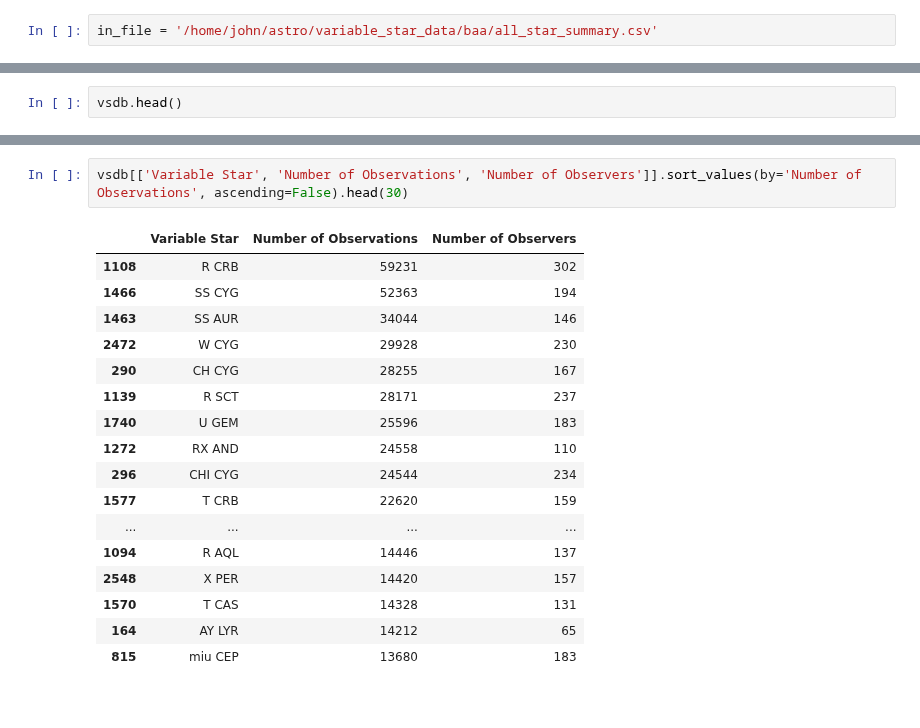
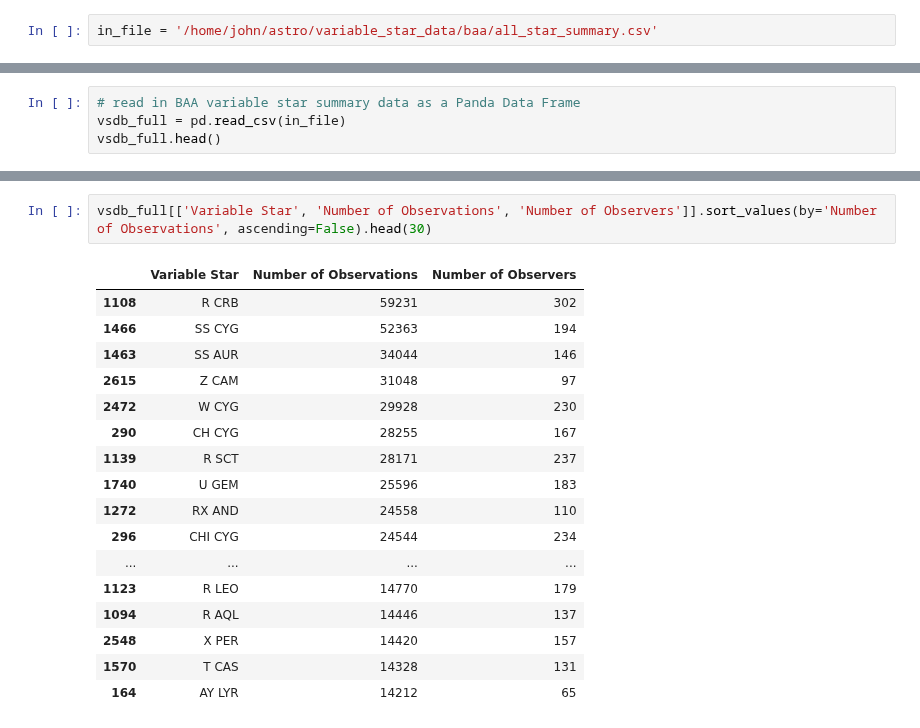
Before and after one commit to cjohnevans/Astro, a Jupyter notebook: review_baa_database_summary.ipynb, the cells around one changed output, grey strips where cells are left out. Saved outputs shown, nothing was run; the diff lists cells and outputs as text.

```diff
--- a/review_baa_database_summary.ipynb
+++ b/review_baa_database_summary.ipynb
@@ -22,5 +19,7 @@ vsdb = pd.read_csv(in_file)
 # %%
-vsdb.head()
+# read in BAA variable star summary data as a Panda Data Frame
+vsdb_full = pd.read_csv(in_file)
+vsdb_full.head()
 # %% [output]
 |  | Variable Star | Number of Observations | Number of Observers | First Observation JD / UT | Latest Observation JD / UT | ... |
 | 0 | 0531+00 | 2 | 1 | 2448216.495000 20 Nov 1990 23:52:... | 2449391.448000 7 Feb 1994 22:45:0... | ... |
@@ -85,22 +61,22 @@ Name: Number of Observers, dtype: float64
 # %%
-vsdb[['Variable Star', 'Number of Observations', 'Number of Observers']].sort_values(by='Number of Observations', ascending=False).head(30)
+vsdb_full[['Variable Star', 'Number of Observations', 'Number of Observers']].sort_values(by='Number of Observations', ascending=False).head(30)
 # %% [output]
 |  | Variable Star | Number of Observations | Number of Observers |
 | 1108 | R CRB | 59231 | 302 |
 | 1466 | SS CYG | 52363 | 194 |
 | 1463 | SS AUR | 34044 | 146 |
+| 2615 | Z CAM | 31048 | 97 |
 | 2472 | W CYG | 29928 | 230 |
 | 290 | CH CYG | 28255 | 167 |
 | 1139 | R SCT | 28171 | 237 |
 | 1740 | U GEM | 25596 | 183 |
 | 1272 | RX AND | 24558 | 110 |
 | 296 | CHI CYG | 24544 | 234 |
-| 1577 | T CRB | 22620 | 159 |
 | ... | ... | ... | ... |
+| 1123 | R LEO | 14770 | 179 |
 | 1094 | R AQL | 14446 | 137 |
 | 2548 | X PER | 14420 | 157 |
 | 1570 | T CAS | 14328 | 131 |
 | 164 | AY LYR | 14212 | 65 |
-| 815 | miu CEP | 13680 | 183 |
 # %%
 # create a pattern to search which is an OR of each element in const_abbr (i.e. any constallation abbreviation)
```
Also changed, not shown: parts of 32 cells of this notebook, 3 other files.
